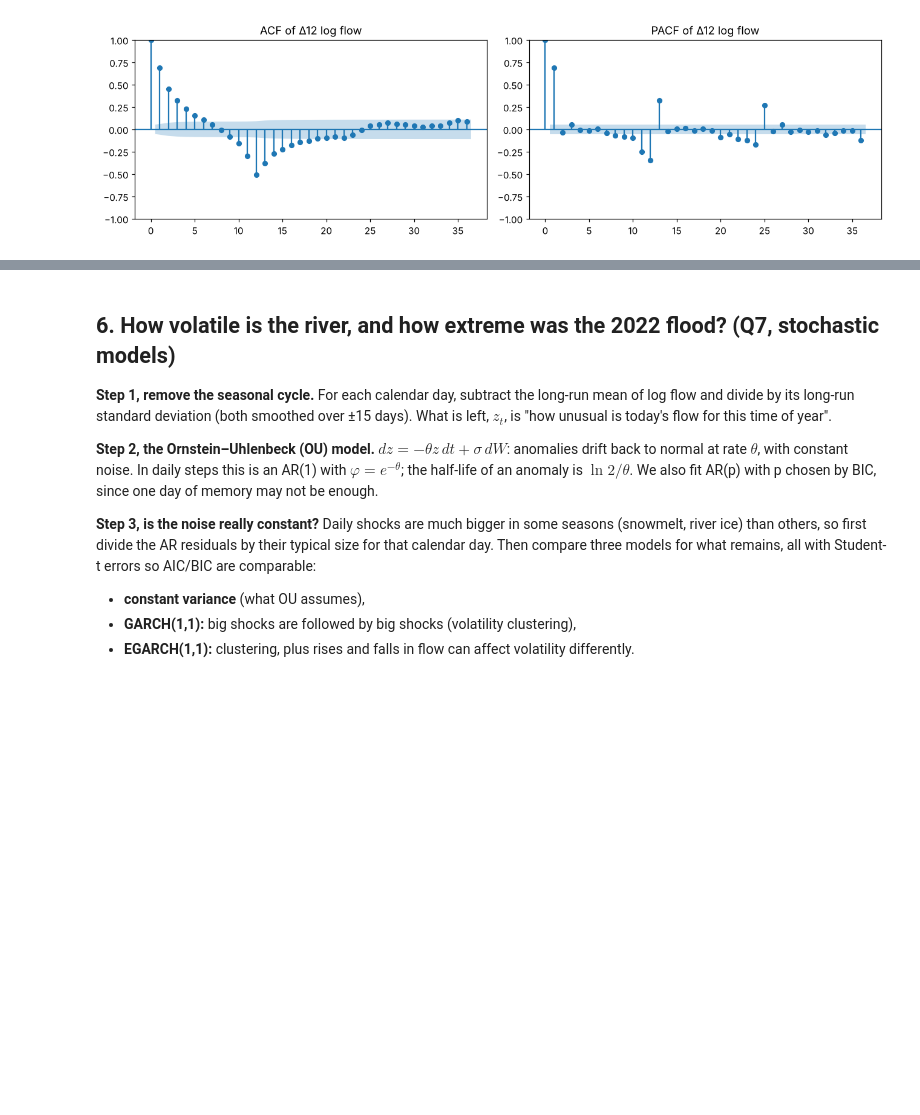
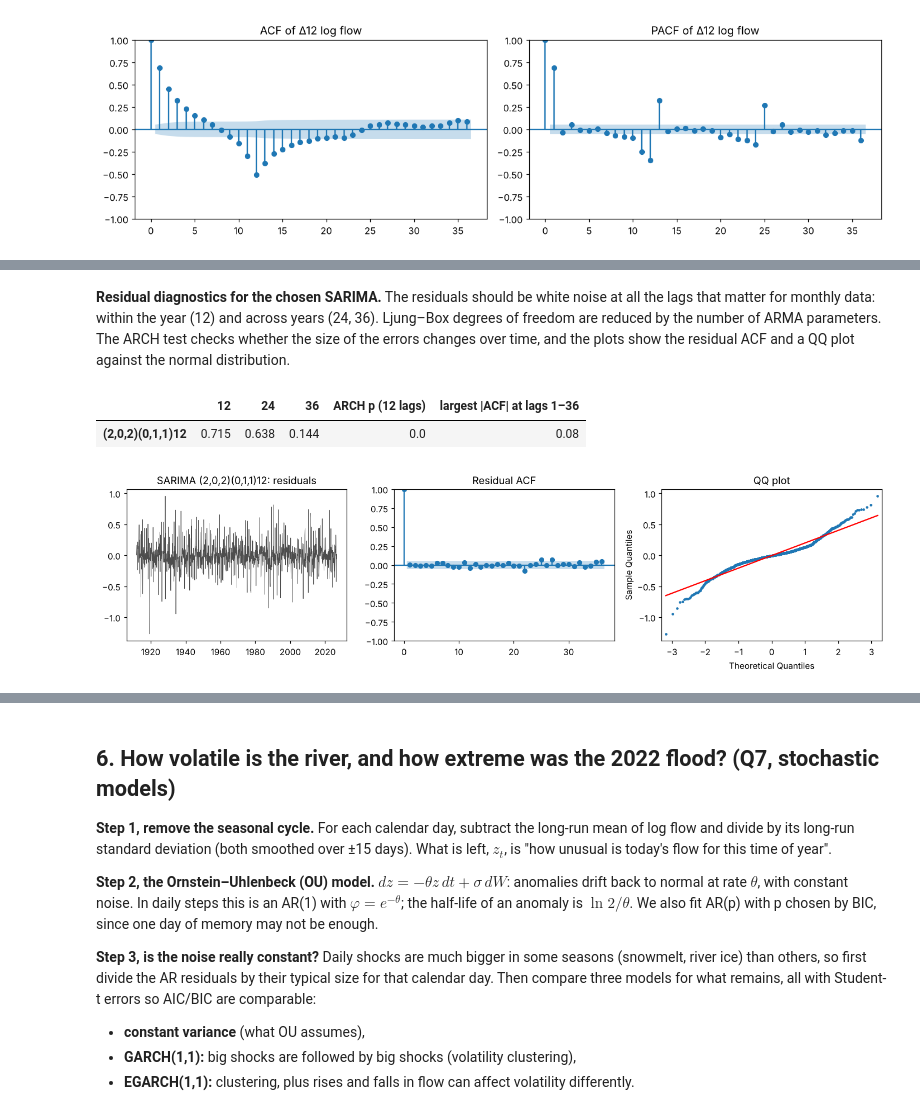
Before and after one commit to green-turtle18/yellowstone-tsa, a Jupyter notebook: 02_vegetation_snow_river/notebooks/12_snow_river.ipynb, the cells around one changed output, grey strips where cells are left out. Saved outputs shown, nothing was run; the diff lists cells and outputs as text; code cells hidden in the pictures; blank space fills up the shorter version.

```diff
--- a/02_vegetation_snow_river/notebooks/12_snow_river.ipynb
+++ b/02_vegetation_snow_river/notebooks/12_snow_river.ipynb
@@ -420,0 +527,23 @@ sigma2         0.0411      0.001     43.773      0.000       0.039       0.043
+# %% [markdown]
+**Residual diagnostics for the chosen SARIMA.** The residuals should be white noise at all the lags that matter for monthly data: within the year (12) and across years (24, 36). Ljung–Box degrees of freedom are reduced by the number of ARMA parameters. The ARCH test checks whether the size of the errors changes over time, and the plots show the residual ACF and a QQ plot against the normal distribution.
+# %%
+rbest = fits[best]
+eb = pd.Series(rbest.resid[13:], index=logm.index[13:])
+n_arma = sum(o[:1] + o[2:] + so[:1] + so[2:3])
+lbb = acorr_ljungbox(eb, lags=[12, 24, 36], model_df=n_arma)
+sar_diag = pd.DataFrame({"Ljung–Box p": lbb.lb_pvalue.round(3)}).T
+sar_diag["ARCH p (12 lags)"] = round(het_arch(eb.values, nlags=12)[1], 4)
+sar_diag["largest |ACF| at lags 1–36"] = round(np.abs(sm.tsa.acf(eb, nlags=36)[1:]).max(), 3)
+sar_diag.index = [best]
+sar_diag.to_csv(TAB / "P2_sarima_residuals.csv")
+
+fig, ax = plt.subplots(1, 3, figsize=(13, 3.5))
+ax[0].plot(eb.index, eb, lw=0.5, color="0.3"); ax[0].set_title(f"SARIMA {best}: residuals")
+plot_acf(eb, lags=36, ax=ax[1]); ax[1].set_title("Residual ACF")
+sm.qqplot(eb, line="s", ax=ax[2], markersize=2); ax[2].set_title("QQ plot")
+save(fig, "13_sarima_residuals")
+sar_diag
+# %% [output]
+|  | 12 | 24 | 36 | ARCH p (12 lags) | largest |ACF| at lags 1–36 |
+| (2,0,2)(0,1,1)12 | 0.715 | 0.638 | 0.144 | 0.0 | 0.08 |
+[figure, added]
```
Also changed, not shown: parts of 18 cells of this notebook, 31 other files.
